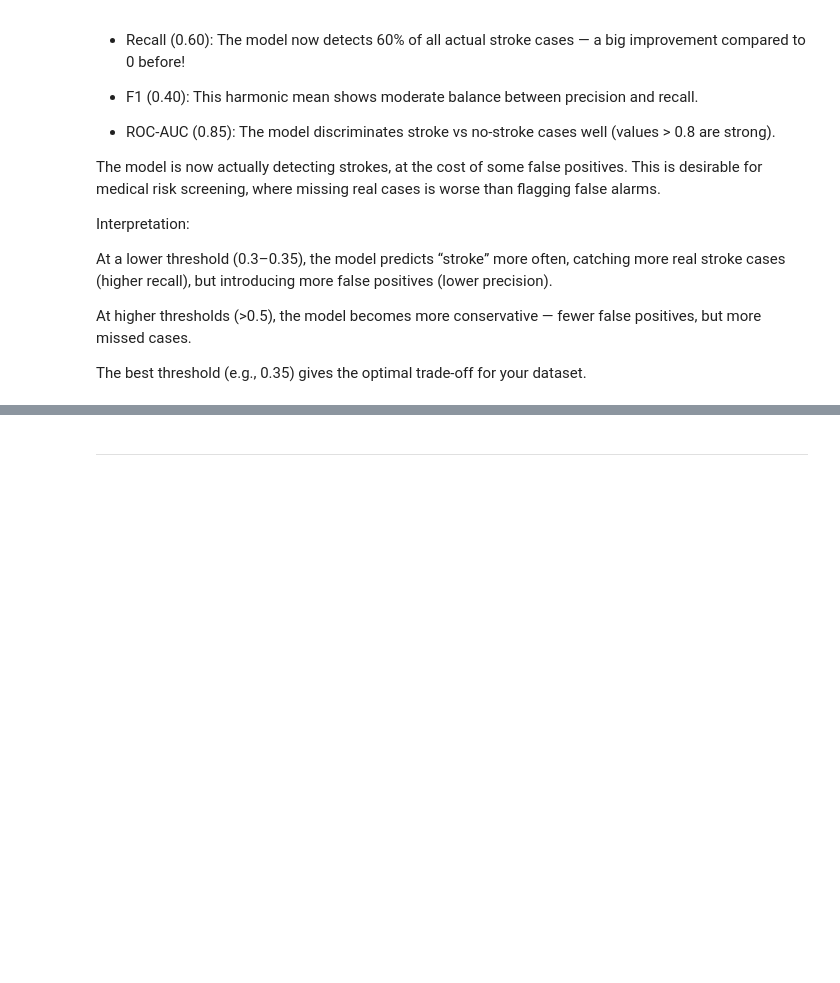
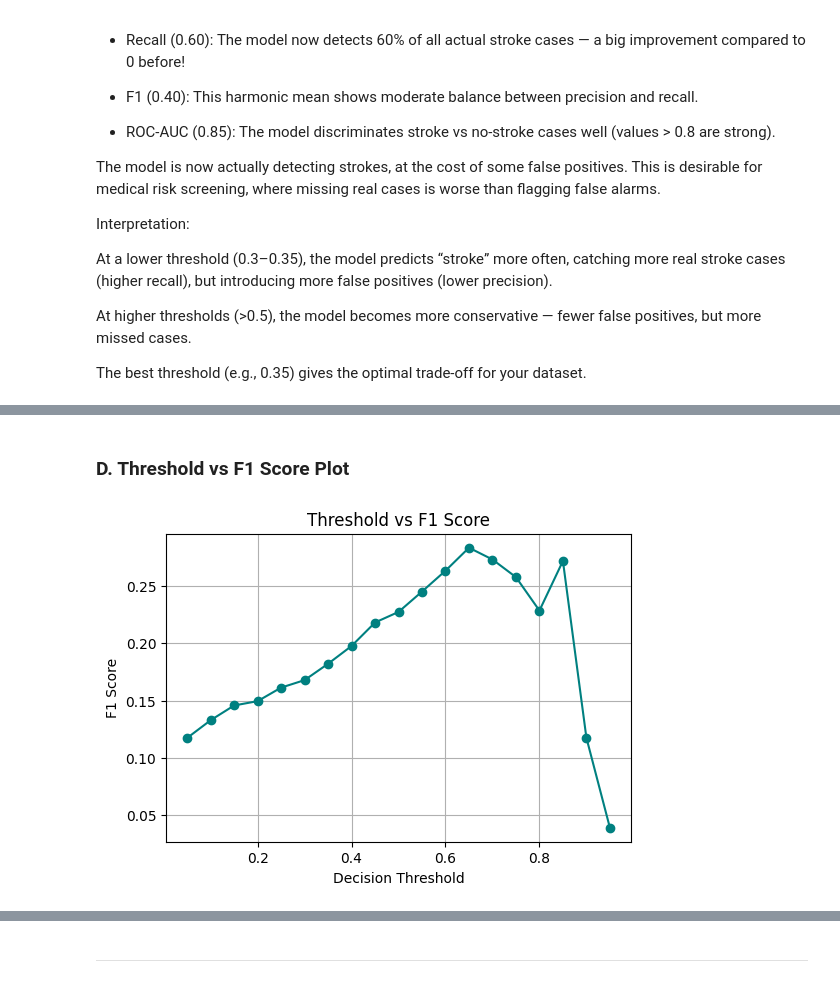
Before and after one commit to Kaznolan/Capstone_KN, a Jupyter notebook: jupyter_notebooks/4ML.ipynb, the cells around one changed output, grey strips where cells are left out. Drawn from its saved outputs; the diff is of its cells as text; code cells hidden in the pictures; blank space fills up the shorter version.

```diff
--- a/jupyter_notebooks/4ML.ipynb
+++ b/jupyter_notebooks/4ML.ipynb
@@ -480,0 +551,12 @@ The best threshold (e.g., 0.35) gives the optimal trade-off for your dataset.
+# %% [markdown]
+### D. Threshold vs F1 Score Plot
+# %%
+plt.figure(figsize=(6, 4))
+plt.plot(results['threshold'], results['f1'], marker='o', color='teal')
+plt.xlabel('Decision Threshold')
+plt.ylabel('F1 Score')
+plt.title('Threshold vs F1 Score')
+plt.grid(True)
+plt.show()
+# %% [output]
+[figure, added]
```
Also changed, not shown: parts of 24 cells of this notebook, 10 other files.
